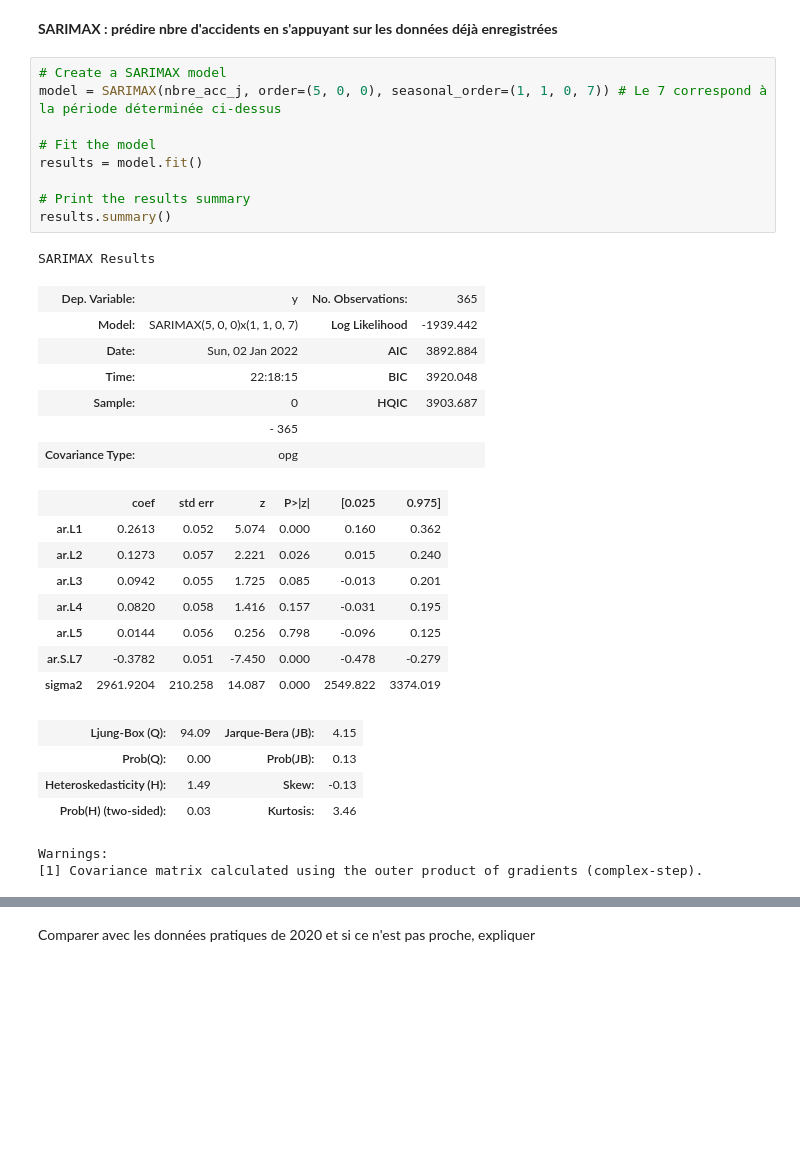
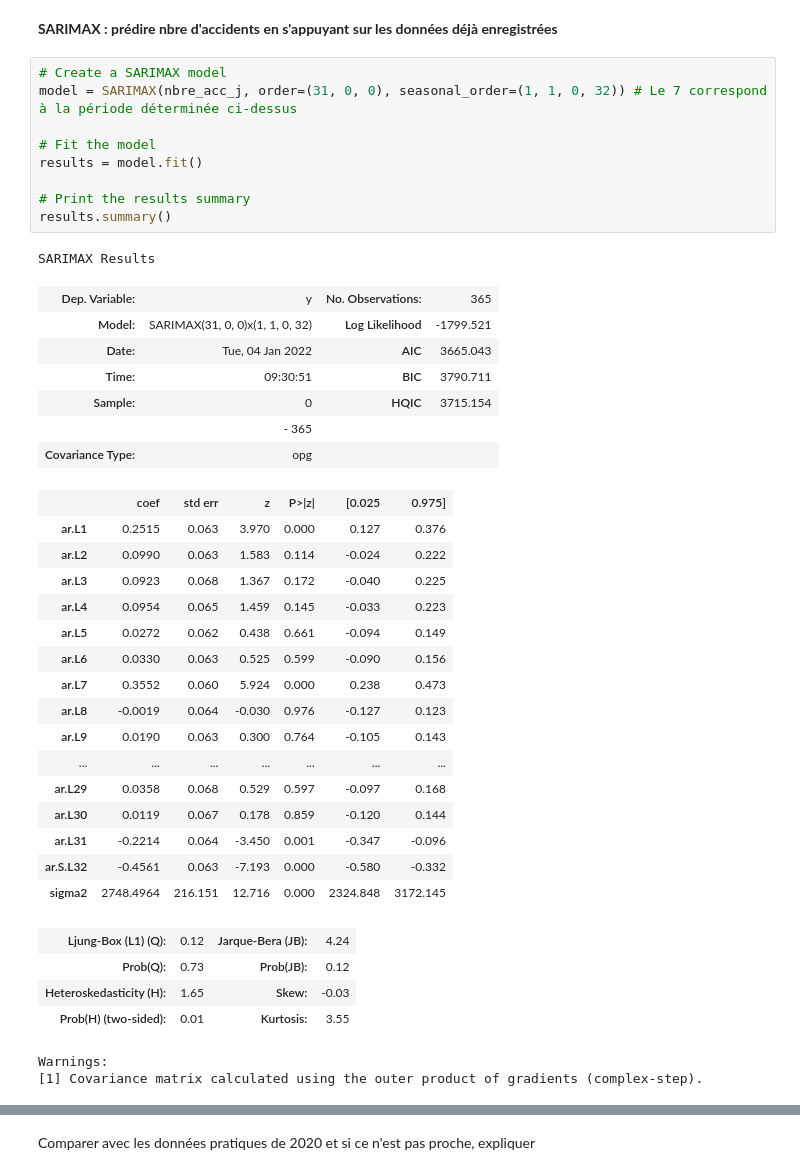
Before and after one commit to helene-78/Accidents, a Jupyter notebook: Projet_complet.ipynb, the cells around one changed output, grey strips where cells are left out. Drawn from its saved outputs; the diff is of its cells as text; blank space fills up the shorter version.

```diff
--- a/Projet_complet.ipynb
+++ b/Projet_complet.ipynb
@@ -205,34 +219,42 @@ Conclusion : la composante saisonale a pour période 7 (abscisse du max sur le p
 **SARIMAX : prédire nbre d'accidents en s'appuyant sur les données déjà enregistrées**
 # %%
 # Create a SARIMAX model
-model = SARIMAX(nbre_acc_j, order=(5, 0, 0), seasonal_order=(1, 1, 0, 7)) # Le 7 correspond à la période déterminée ci-dessus
+model = SARIMAX(nbre_acc_j, order=(31, 0, 0), seasonal_order=(1, 1, 0, 32)) # Le 7 correspond à la période déterminée ci-dessus
 
 # Fit the model
 results = model.fit()
 
 # Print the results summary
 results.summary()
 # %% [output]
 SARIMAX Results
 | Dep. Variable: | y | No. Observations: | 365 |
-| Model: | SARIMAX(5, 0, 0)x(1, 1, 0, 7) | Log Likelihood | -1939.442 |
-| Date: | Sun, 02 Jan 2022 | AIC | 3892.884 |
-| Time: | 22:18:15 | BIC | 3920.048 |
-| Sample: | 0 | HQIC | 3903.687 |
+| Model: | SARIMAX(31, 0, 0)x(1, 1, 0, 32) | Log Likelihood | -1799.521 |
+| Date: | Tue, 04 Jan 2022 | AIC | 3665.043 |
+| Time: | 09:30:51 | BIC | 3790.711 |
+| Sample: | 0 | HQIC | 3715.154 |
 |  | - 365 |  |  |
 | Covariance Type: | opg |  |  |
 |  | coef | std err | z | P>|z| | [0.025 | 0.975] |
-| ar.L1 | 0.2613 | 0.052 | 5.074 | 0.000 | 0.160 | 0.362 |
-| ar.L2 | 0.1273 | 0.057 | 2.221 | 0.026 | 0.015 | 0.240 |
-| ar.L3 | 0.0942 | 0.055 | 1.725 | 0.085 | -0.013 | 0.201 |
-| ar.L4 | 0.0820 | 0.058 | 1.416 | 0.157 | -0.031 | 0.195 |
-| ar.L5 | 0.0144 | 0.056 | 0.256 | 0.798 | -0.096 | 0.125 |
-| ar.S.L7 | -0.3782 | 0.051 | -7.450 | 0.000 | -0.478 | -0.279 |
-| sigma2 | 2961.9204 | 210.258 | 14.087 | 0.000 | 2549.822 | 3374.019 |
+| ar.L1 | 0.2515 | 0.063 | 3.970 | 0.000 | 0.127 | 0.376 |
+| ar.L2 | 0.0990 | 0.063 | 1.583 | 0.114 | -0.024 | 0.222 |
+| ar.L3 | 0.0923 | 0.068 | 1.367 | 0.172 | -0.040 | 0.225 |
+| ar.L4 | 0.0954 | 0.065 | 1.459 | 0.145 | -0.033 | 0.223 |
+| ar.L5 | 0.0272 | 0.062 | 0.438 | 0.661 | -0.094 | 0.149 |
+| ar.L6 | 0.0330 | 0.063 | 0.525 | 0.599 | -0.090 | 0.156 |
+| ar.L7 | 0.3552 | 0.060 | 5.924 | 0.000 | 0.238 | 0.473 |
+| ar.L8 | -0.0019 | 0.064 | -0.030 | 0.976 | -0.127 | 0.123 |
+| ar.L9 | 0.0190 | 0.063 | 0.300 | 0.764 | -0.105 | 0.143 |
+| ... | ... | ... | ... | ... | ... | ... |
+| ar.L29 | 0.0358 | 0.068 | 0.529 | 0.597 | -0.097 | 0.168 |
+| ar.L30 | 0.0119 | 0.067 | 0.178 | 0.859 | -0.120 | 0.144 |
+| ar.L31 | -0.2214 | 0.064 | -3.450 | 0.001 | -0.347 | -0.096 |
+| ar.S.L32 | -0.4561 | 0.063 | -7.193 | 0.000 | -0.580 | -0.332 |
+| sigma2 | 2748.4964 | 216.151 | 12.716 | 0.000 | 2324.848 | 3172.145 |
-| Ljung-Box (Q): | 94.09 | Jarque-Bera (JB): | 4.15 |
-| Prob(Q): | 0.00 | Prob(JB): | 0.13 |
-| Heteroskedasticity (H): | 1.49 | Skew: | -0.13 |
-| Prob(H) (two-sided): | 0.03 | Kurtosis: | 3.46 |
+| Ljung-Box (L1) (Q): | 0.12 | Jarque-Bera (JB): | 4.24 |
+| Prob(Q): | 0.73 | Prob(JB): | 0.12 |
+| Heteroskedasticity (H): | 1.65 | Skew: | -0.03 |
+| Prob(H) (two-sided): | 0.01 | Kurtosis: | 3.55 |
 Warnings:
 [1] Covariance matrix calculated using the outer product of gradients (complex-step).
 # %%
```
Also changed, not shown: parts of 8 cells of this notebook.
